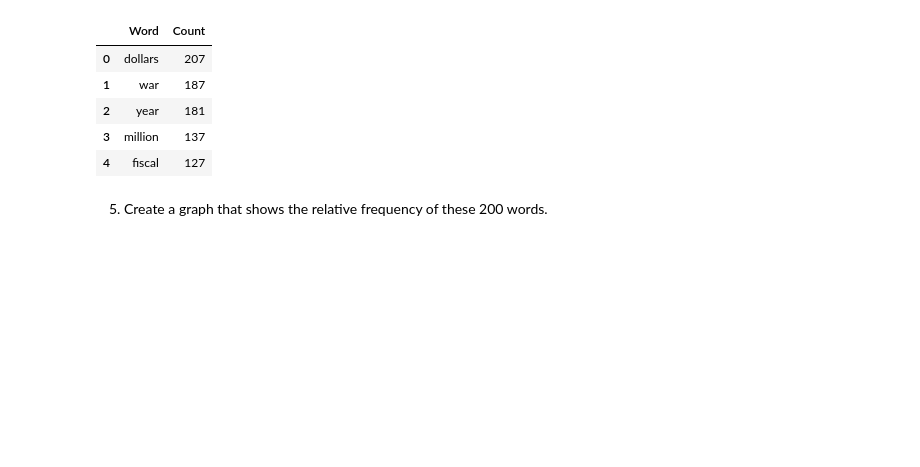
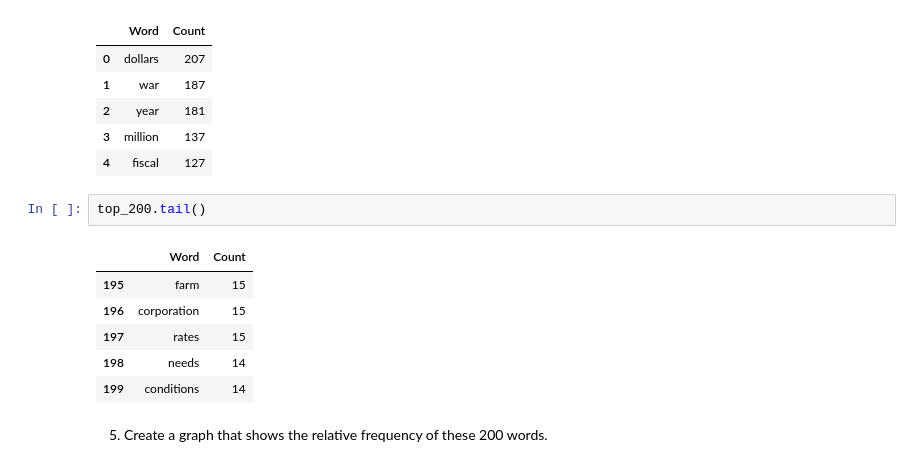
Before and after one commit to silverrainb/web-analytics, a Jupyter notebook: week4/high_frequency_words.ipynb, the cells around one changed output. Saved outputs shown, nothing was run; the diff lists cells and outputs as text; blank space fills up the shorter version.

```diff
--- a/week4/high_frequency_words.ipynb
+++ b/week4/high_frequency_words.ipynb
@@ -145,6 +145,15 @@ top_200.head()
 | 2 | year | 181 |
 | 3 | million | 137 |
 | 4 | fiscal | 127 |
+# %%
+top_200.tail()
+# %% [output]
+|  | Word | Count |
+| 195 | farm | 15 |
+| 196 | corporation | 15 |
+| 197 | rates | 15 |
+| 198 | needs | 14 |
+| 199 | conditions | 14 |
 # %% [markdown]
 5. Create a graph that shows the relative frequency of these 200 words.
 # %%
```
Also changed, not shown: parts of 6 cells of this notebook.
